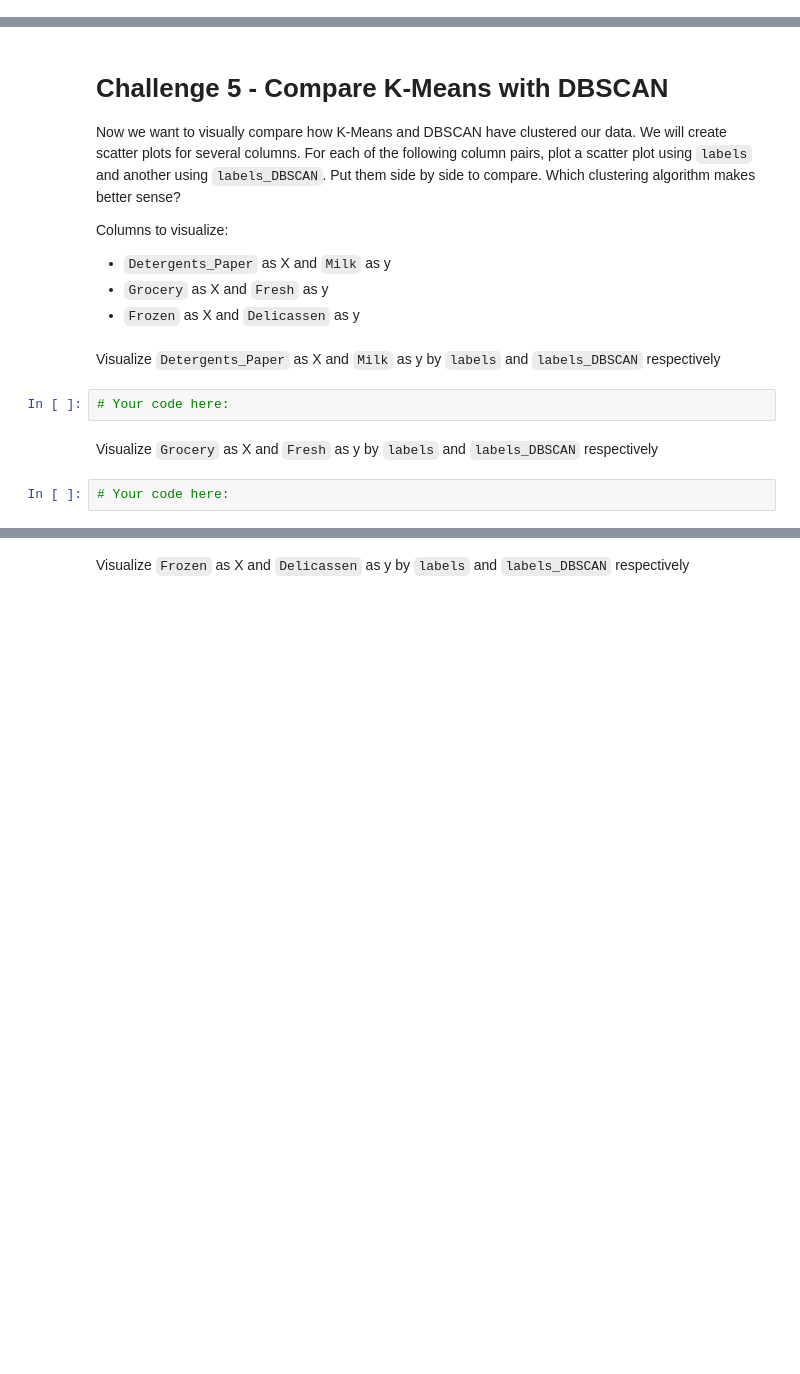
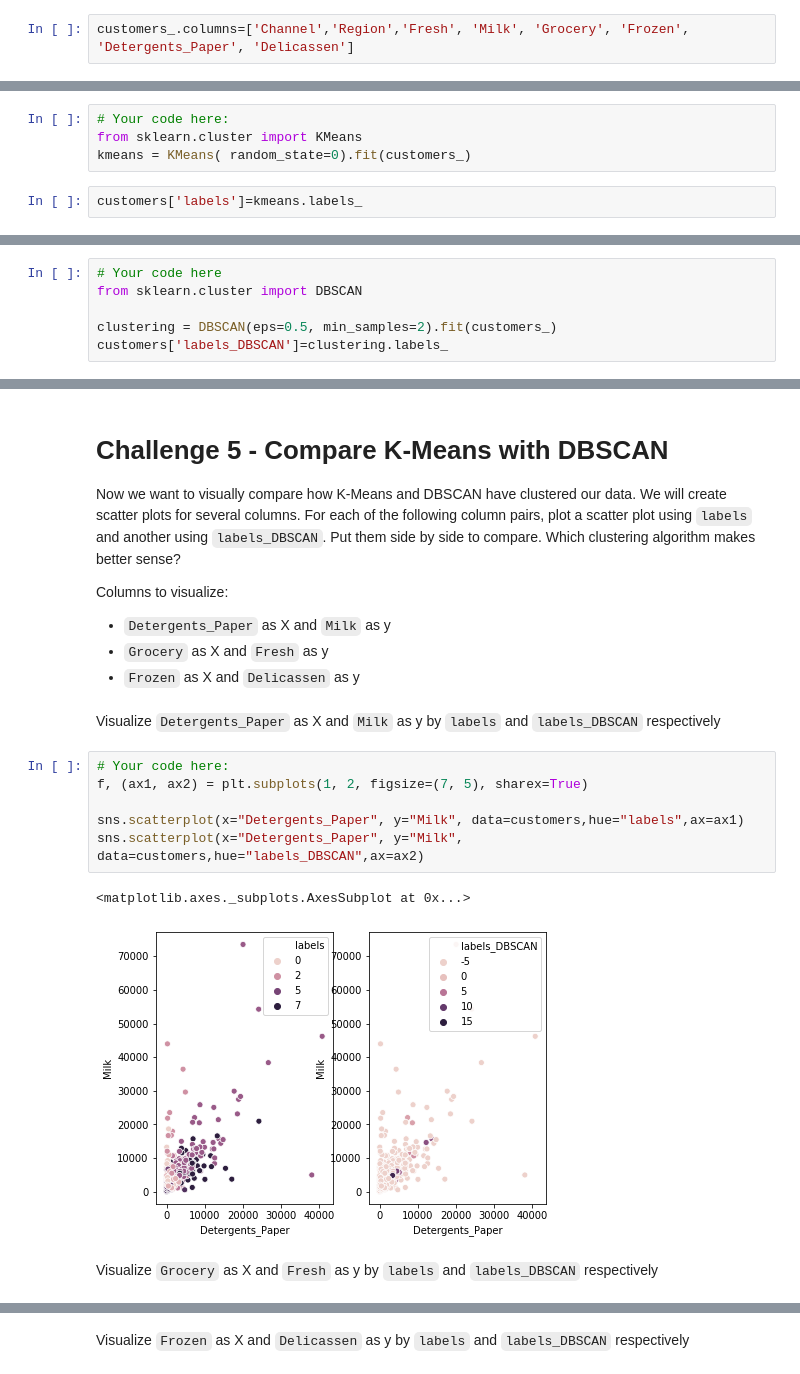
Before and after one commit to fuentebermudez/data-labs, a Jupyter notebook: module-3/lab-unsupervised-learning/your-code/main.ipynb, the cells around one changed output, grey strips where cells are left out. Cells and saved outputs as stored; diff of their text form; blank space fills up the shorter version.

```diff
--- a/module-3/lab-unsupervised-learning/your-code/main.ipynb
+++ b/module-3/lab-unsupervised-learning/your-code/main.ipynb
@@ -123,0 +115,2 @@ customers
+# %%
+customers_.columns=['Channel','Region','Fresh', 'Milk', 'Grocery', 'Frozen', 'Detergents_Paper', 'Delicassen']
@@ -148,3 +155,9 @@ Now let's cluster the data with K-Means first. Initiate the K-Means model, then
+# %%
+# Your code here:
+from sklearn.cluster import KMeans
+kmeans = KMeans( random_state=0).fit(customers_)
+# %%
+customers['labels']=kmeans.labels_
 # %% [markdown]
 Count the values in `labels`.
 # %%
@@ -158,3 +180,9 @@ Now let's cluster the data using DBSCAN. Use `DBSCAN(eps=0.5)` to initiate the m
+# %%
+# Your code here
+from sklearn.cluster import DBSCAN
+
+clustering = DBSCAN(eps=0.5, min_samples=2).fit(customers_)
+customers['labels_DBSCAN']=clustering.labels_
 # %% [markdown]
 Count the values in `labels_DBSCAN`.
 # %%
@@ -171,9 +217,14 @@ Columns to visualize:
 * `Frozen` as X and `Delicassen` as y
 # %% [markdown]
 Visualize `Detergents_Paper` as X and `Milk` as y by `labels` and `labels_DBSCAN` respectively
-# %%
-# Your code here:
+# %%
+# Your code here:
+f, (ax1, ax2) = plt.subplots(1, 2, figsize=(7, 5), sharex=True)
+
+sns.scatterplot(x="Detergents_Paper", y="Milk", data=customers,hue="labels",ax=ax1)
+sns.scatterplot(x="Detergents_Paper", y="Milk", data=customers,hue="labels_DBSCAN",ax=ax2)
+# %% [output]
+<matplotlib.axes._subplots.AxesSubplot at 0x...>
+[figure, added]
 # %% [markdown]
 Visualize `Grocery` as X and `Fresh` as y by `labels` and `labels_DBSCAN` respectively
-# %%
-# Your code here:
```
Also changed, not shown: parts of 12 cells of this notebook.
